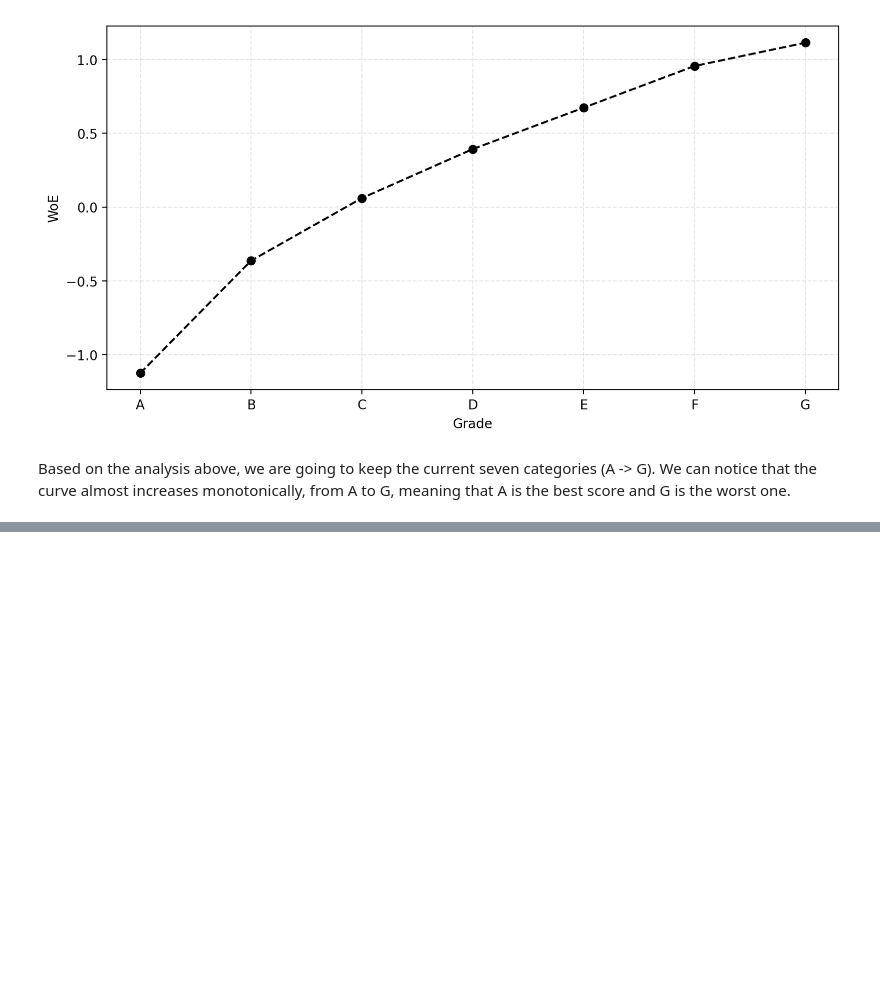
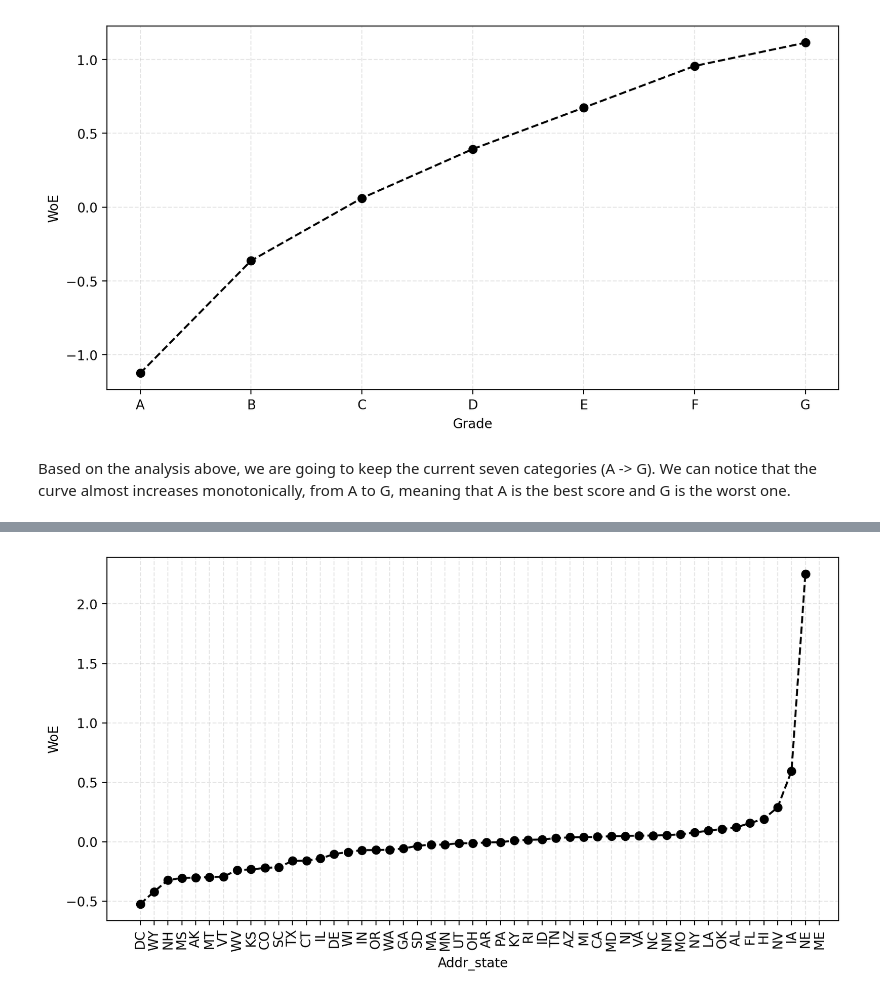
Before and after one commit to gfluz94/credit-risk-modeling, a Jupyter notebook: notebooks/General Outline PD Model.ipynb, the cells around one changed output, grey strips where cells are left out. Drawn from its saved outputs; the diff is of its cells as text; code cells hidden in the pictures; blank space fills up the shorter version.

```diff
--- a/notebooks/General Outline PD Model.ipynb
+++ b/notebooks/General Outline PD Model.ipynb
@@ -140,0 +211,10 @@ transformers.append(grade_ohe)
+# %%
+final_categories = {
+    "NONE_OTHER_RENT_ANY": ["NONE", "OTHER", "RENT", "ANY"],
+    "MORTGAGE": ["MORTGAGE"],
+    "OWN": ["OWN"],
+}
+
+grade_ohe = OHECategoriesCreator(field_name=variable, final_categories_dict=final_categories)
+df_train = grade_ohe.fit_transform(df_train)
+transformers.append(grade_ohe)
@@ -140,0 +226,2 @@ transformers.append(grade_ohe)
+# %%
+variable = "addr_state"
@@ -140,0 +243,8 @@ transformers.append(grade_ohe)
+# %%
+woe_df = compute_woe(
+    df=df_train,
+    id_column_name="id",
+    feature_column_name=variable,
+    target_column_name=TARGET_VARIABLE,
+)
+woe_df
@@ -140,0 +270,4 @@ transformers.append(grade_ohe)
+# %%
+plot_woe_by_category(woe_df, rotate=True)
+# %% [output]
+[figure, added]
```
Also changed, not shown: parts of 47 cells of this notebook.
